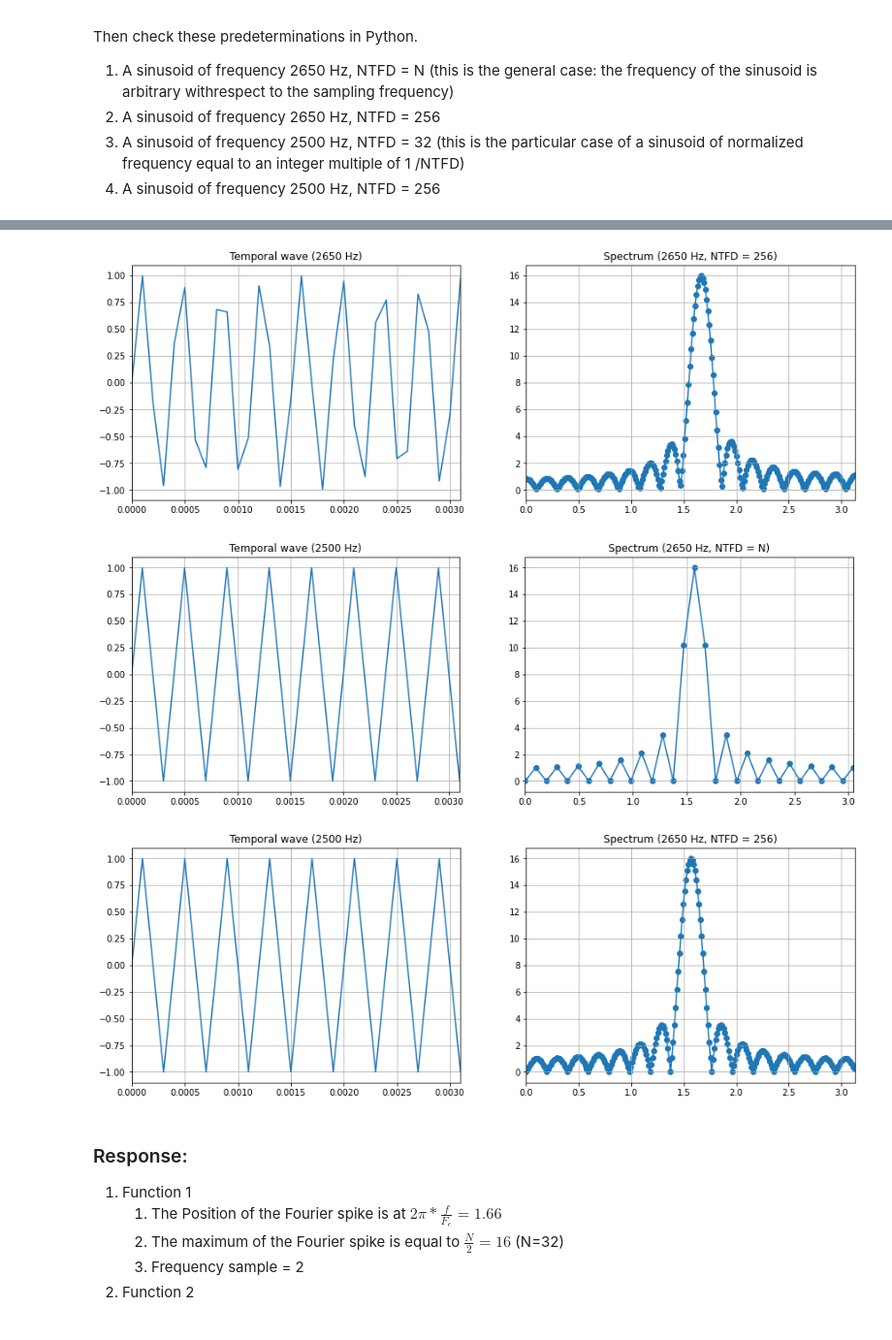
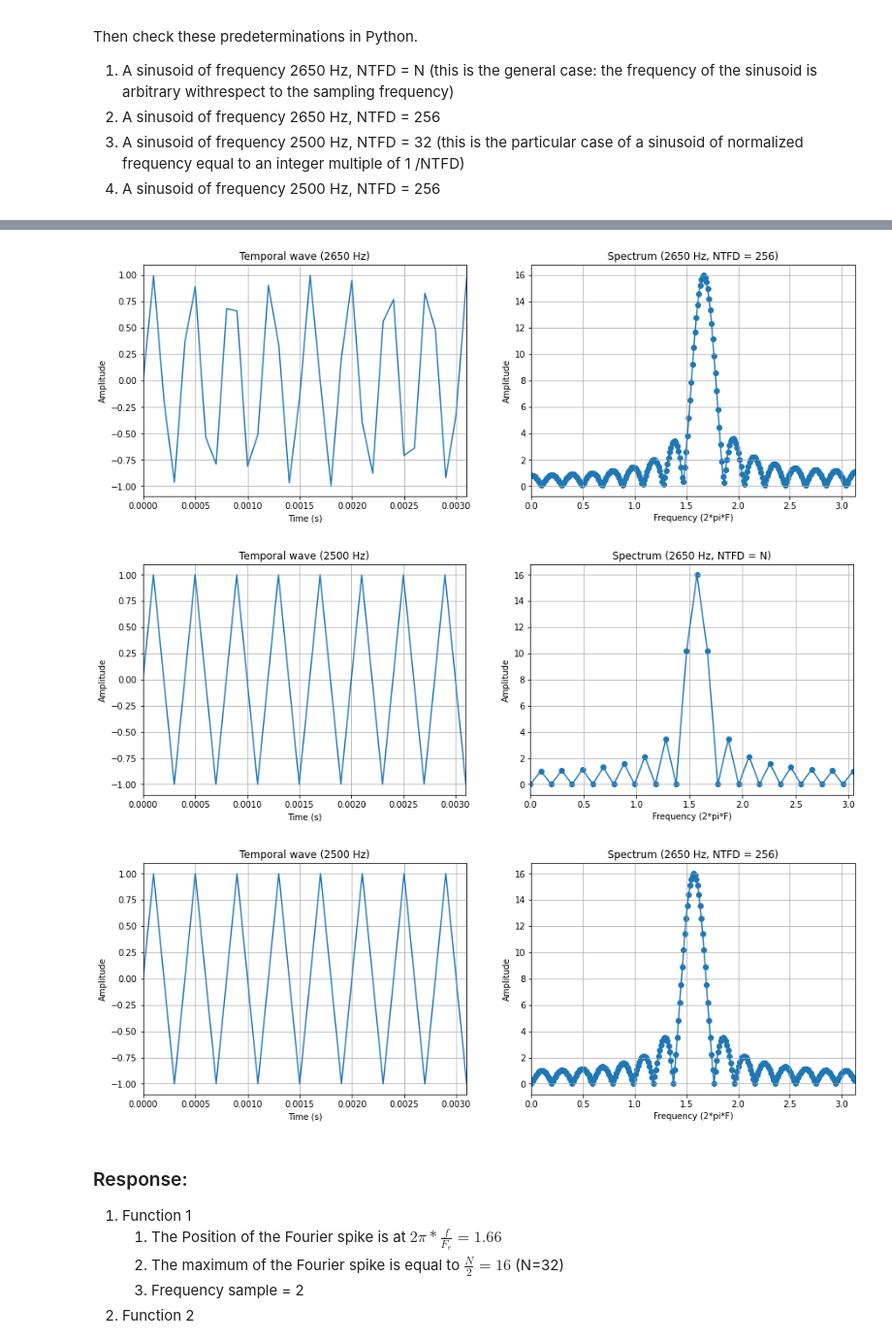
Before and after one commit to lionelGoffaux/tp_signal, a Jupyter notebook: lab2.ipynb, the cells around one changed output, grey strips where cells are left out. Shown at 97% size. Saved outputs shown, nothing was run; the diff lists cells and outputs as text; code cells hidden in the pictures.

```diff
--- a/lab2.ipynb
+++ b/lab2.ipynb
@@ -119,6 +135,8 @@ plt.subplot(1,2,1)
 plt.title("Temporal wave (2650 Hz)")
 plt.plot(w, s)
 plt.grid()
+plt.xlabel("Time (s)")
+plt.ylabel("Amplitude")
 plt.margins(x=0)
 
 plt.subplot(1,2,2)
@@ -126,10 +144,12 @@ w, s = sgl.freqz(s,1, worN=256)
 plt.title("Spectrum (2650 Hz, NTFD = 256)")
 plt.plot(w, abs(s))
 plt.scatter(w, abs(s))
+plt.xlabel("Frequency (2*pi*F)")
+plt.ylabel("Amplitude")
 plt.grid()
 plt.margins(x=0)
 # %% [output]
-[figure, old version]
+[figure, new version]
 # %%
 w, s = utils.get_sinusoid(1, 2500, 10000, 32)
 plt.figure(figsize=(15,5))
@@ -138,6 +158,8 @@ plt.subplot(1,2,1)
 plt.title("Temporal wave (2500 Hz)")
 plt.plot(w, s)
 plt.grid()
+plt.xlabel("Time (s)")
+plt.ylabel("Amplitude")
 plt.margins(x=0)
 
 plt.subplot(1,2,2)
@@ -146,28 +168,37 @@ plt.title("Spectrum (2650 Hz, NTFD = N)")
 plt.plot(w, abs(s))
 plt.scatter(w, abs(s))
 plt.grid()
+plt.xlabel("Frequency (2*pi*F)")
+plt.ylabel("Amplitude")
 plt.margins(x=0)
 # %% [output]
-[figure, old version]
+[figure, new version]
 # %%
 w, s = utils.get_sinusoid(1, 2500, 10000, 32)
 plt.figure(figsize=(15,5))
 
 plt.subplot(1,2,1)
 plt.title("Temporal wave (2500 Hz)")
+plt.xlabel("Time (s)")
+plt.ylabel("Amplitude")
 plt.plot(w, s)
 plt.grid()
 plt.margins(x=0)
 
 plt.subplot(1,2,2)
 plt.title("Spectrum (2650 Hz, NTFD = 256)")
 w, s = sgl.freqz(s,1, worN=256)
+plt.xlabel("Frequency (Hz)")
+plt.ylabel("Amplitude")
+
 plt.plot(w, abs(s))
 plt.scatter(w, abs(s))
 plt.grid()
+plt.xlabel("Frequency (2*pi*F)")
+plt.ylabel("Amplitude")
 plt.margins(x=0)
 # %% [output]
-[figure, old version]
+[figure, new version]
 # %% [markdown]
 ### Response:
 1. Function 1
```
Also changed, not shown: parts of 6 cells of this notebook, 11 other files.
